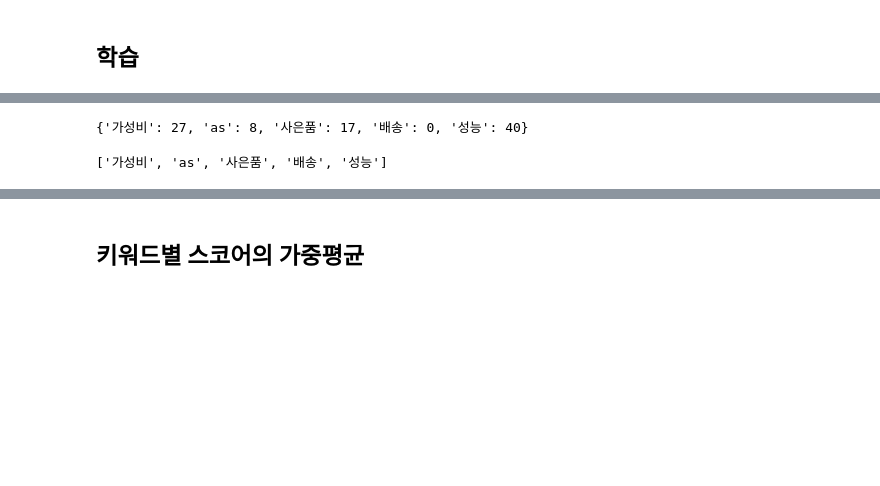
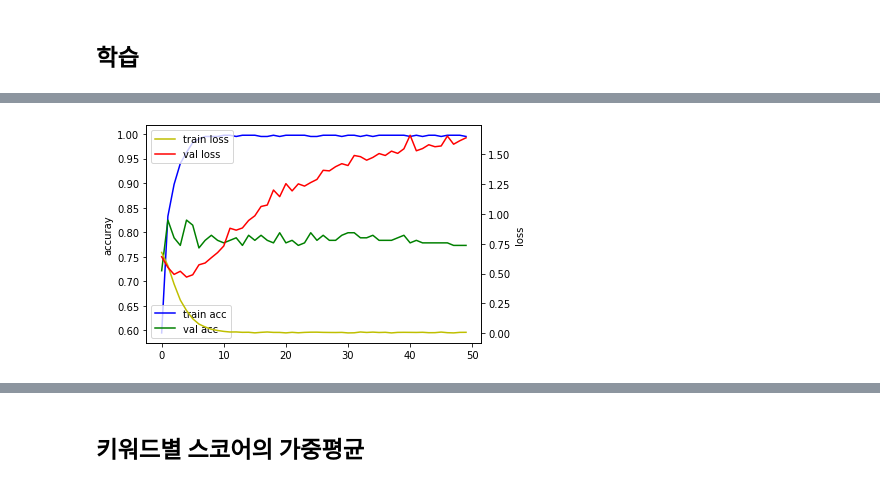
Before and after one commit to damdam-develop/modeling, a Jupyter notebook: danawa_examples.ipynb, the cells around one changed output, grey strips where cells are left out. Cells and saved outputs as stored; diff of their text form; code cells hidden in the pictures; blank space fills up the shorter version.

```diff
--- a/danawa_examples.ipynb
+++ b/danawa_examples.ipynb
@@ -57,12 +84,2 @@ def term_frequency(doc):
 # %% [markdown]
 ## training setting
-# %%
-#train_x = [term_frequency(d) for d,_ in training]
-
-train_x2 = [term_frequency(d) for d,_ in training]
-train_x = []
-
-for d in train_x2:
-    train_x.append([i/sum(d) for i in d])
-
-train_y = [c for _,c in training]#[(나/noun,는/josa...,1),(그/noun..,1)]
@@ -69,9 +117,9 @@ train_y = [c for _,c in training]#[(나/noun,는/josa...,1),(그/noun..,1)]
 # %%
 import numpy as np
 x_train = np.asarray(train_x).astype('float32')
-#x_test = np.asarray(test_x).astype('float32')
+x_test = np.asarray(test_x).astype('float32')
 y_train = np.asarray(train_y).astype('float32')
-#y_test = np.asarray(test_y).astype('float32')
+y_test = np.asarray(test_y).astype('float32')
 # %% [markdown]
 ## 학습
 # %%
@@ -80,6 +128,9 @@ from tensorflow.keras import layers
 from tensorflow.keras import optimizers
 from tensorflow.keras import losses
 from tensorflow.keras import metrics
+from tensorflow.keras.callbacks import ModelCheckpoint
+
+callbacks = [ModelCheckpoint(filepath='ReviewModel',monitor='val_binary_accuracy',save_best_only=True)]
 
 model = models.Sequential()
 model.add(layers.Dense(1200,activation='relu',input_shape=(2500,)))#실제 쓸 단어갯수
@@ -88,5 +139,5 @@ model.add(layers.Dense(1,activation='sigmoid'))
 
 model.compile(optimizer=optimizers.RMSprop(lr=0.001),loss = losses.binary_crossentropy,metrics=[metrics.binary_accuracy])
 
-model.fit(x_train,y_train,epochs=200,batch_size=512)
+hist = model.fit(x_train,y_train,epochs=50,batch_size=32,validation_data=(x_test,y_test),callbacks=callbacks)
 # %% [output]
@@ -111 +161,26 @@ Epoch 200/200
+# %%
+#8
+%matplotlib inline
+import matplotlib.pyplot as plt
+
+fig, acc_ax = plt.subplots()
+
+loss_ax = acc_ax.twinx()
+
+loss_ax.plot(hist.history['loss'], 'y', label='train loss')
+loss_ax.plot(hist.history['val_loss'], 'r', label='val loss')
+
+acc_ax.plot(hist.history['binary_accuracy'], 'b', label='train acc')
+acc_ax.plot(hist.history['val_binary_accuracy'], 'g', label='val acc')
+
+loss_ax.set_xlabel('epoch')
+loss_ax.set_ylabel('loss')
+acc_ax.set_ylabel('accuray')
+
+loss_ax.legend(loc='upper left')
+acc_ax.legend(loc='lower left')
+
+plt.show()
+# %% [output]
+[figure, added]
 # %%
@@ -124,19 +198,0 @@ def predict(review):
-# %%
-s = '배송은 빠른데 as는 별로에요 사은품은 많이줬고 가성비는 그저 그렇네요 성능은 좋아요'
-dic = {}
-keyword = ['가성비','as','사은품','배송','성능']
-for i in keyword:
-    num = s.find(i)
-    dic[i] = num
-
-dic
-# %% [output]
-{'가성비': 27, 'as': 8, '사은품': 17, '배송': 0, '성능': 40}
-# %%
-order = []
-for i in dic:
-    order.append(i)
-
-print(order)
-# %% [output]
-['가성비', 'as', '사은품', '배송', '성능']
```
Also changed, not shown: parts of 17 cells of this notebook, 1 other file.
